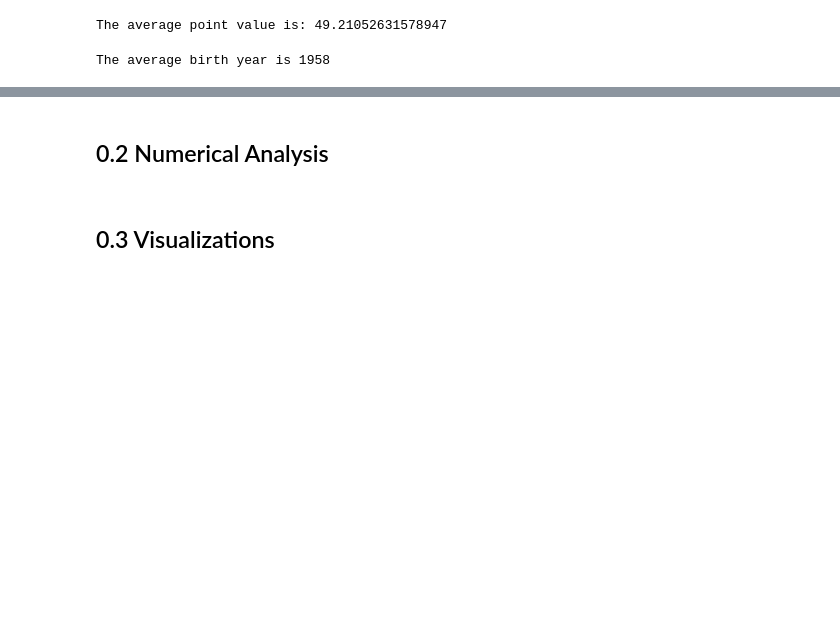
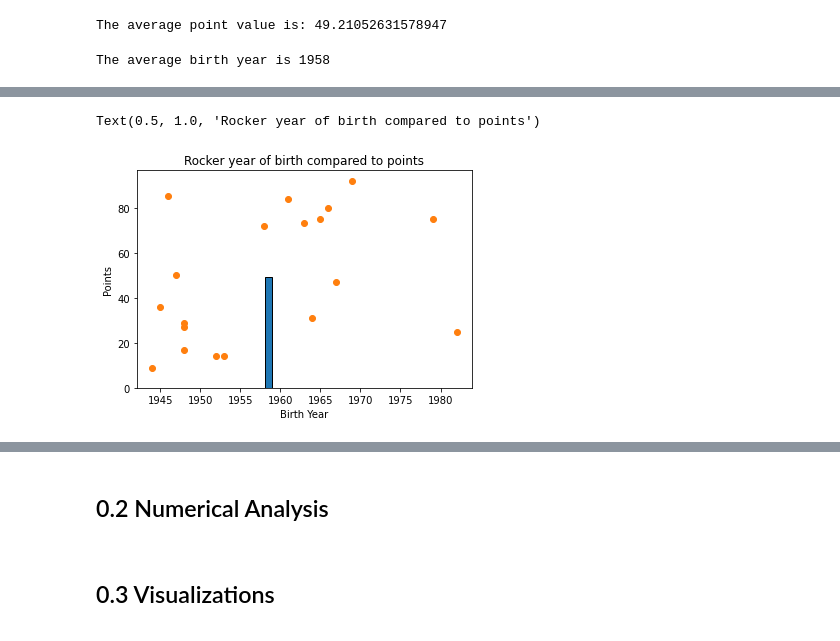
Before and after one commit to gorbulus/DS_Playbook, a Jupyter notebook: ds_playbook.ipynb, the cells around one changed output, grey strips where cells are left out. Drawn from its saved outputs; the diff is of its cells as text; code cells hidden in the pictures; blank space fills up the shorter version.

```diff
--- a/ds_playbook.ipynb
+++ b/ds_playbook.ipynb
@@ -289,11 +288,21 @@ rockers_df[rockers_df["firstName"].str.contains('J')][["firstName", "lastName",
 | 17 | Maynard James | Keenan | 1964 |
 # %%
 # Find the mean of the values in the points column
-print("The average point value is: {}".format(rockers_df["points"].mean()))
+avg_points = rockers_df["points"].mean()
+print("The average point value is: {}".format(avg_points))
 # %% [output]
 The average point value is: 49.21052631578947
 # %%
 # Find the mean of the values in the birthYear column
-print("The average birth year is {}".format(int(rockers_df["birthYear"].mean())))
+avg_birth_year = rockers_df["birthYear"].mean()
+print("The average birth year is {}".format(int(avg_birth_year)))
 # %% [output]
 The average birth year is 1958
+# %%
+rockers_df["band"].dropna()
+rockers_df["points"].dropna()
+rocker_bdays = rockers_df["birthYear"]
+rocker_points = rockers_df["points"]
+rocker_dict = {"birthYear": rocker_bdays, "points": rocker_points}
+rocker_points_df = pd.DataFrame(rocker_dict)
+print(rocker_points_df)
@@ -300,2 +327,11 @@ The average birth year is 1958
+# %%
+plt.bar(avg_birth_year, avg_points, edgecolor=(0, 0, 0))
+plt.scatter(rocker_bdays, rocker_points, linestyle="solid", marker="o")
+plt.xlabel("Birth Year")
+plt.ylabel("Points")
+plt.title("Rocker year of birth compared to points")
+# %% [output]
+Text(0.5, 1.0, 'Rocker year of birth compared to points')
+[figure, added]
 # %%
 # Join the rockers_df and the bands_df together linked on the "band" column
```
Also changed, not shown: parts of 13 cells of this notebook.
